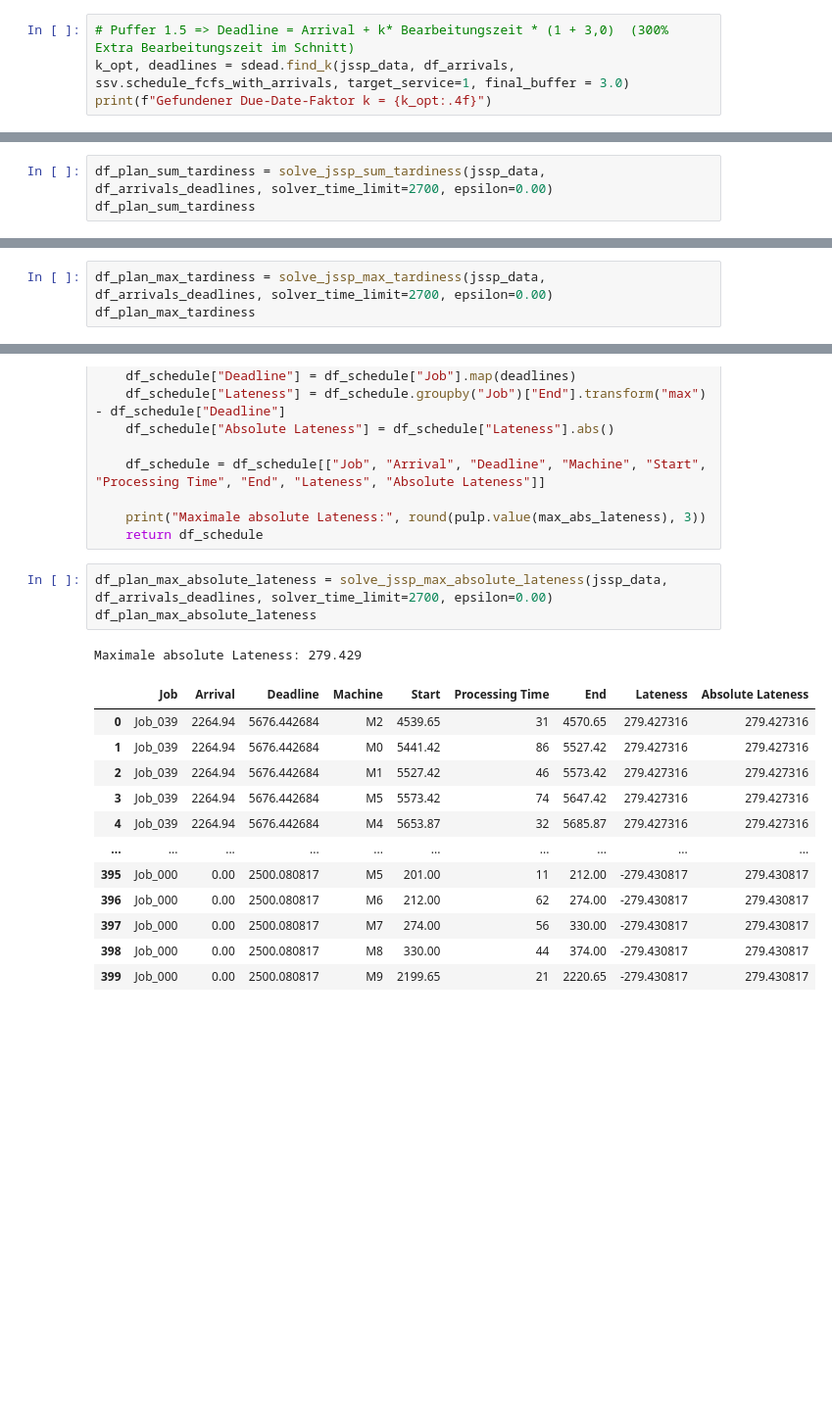
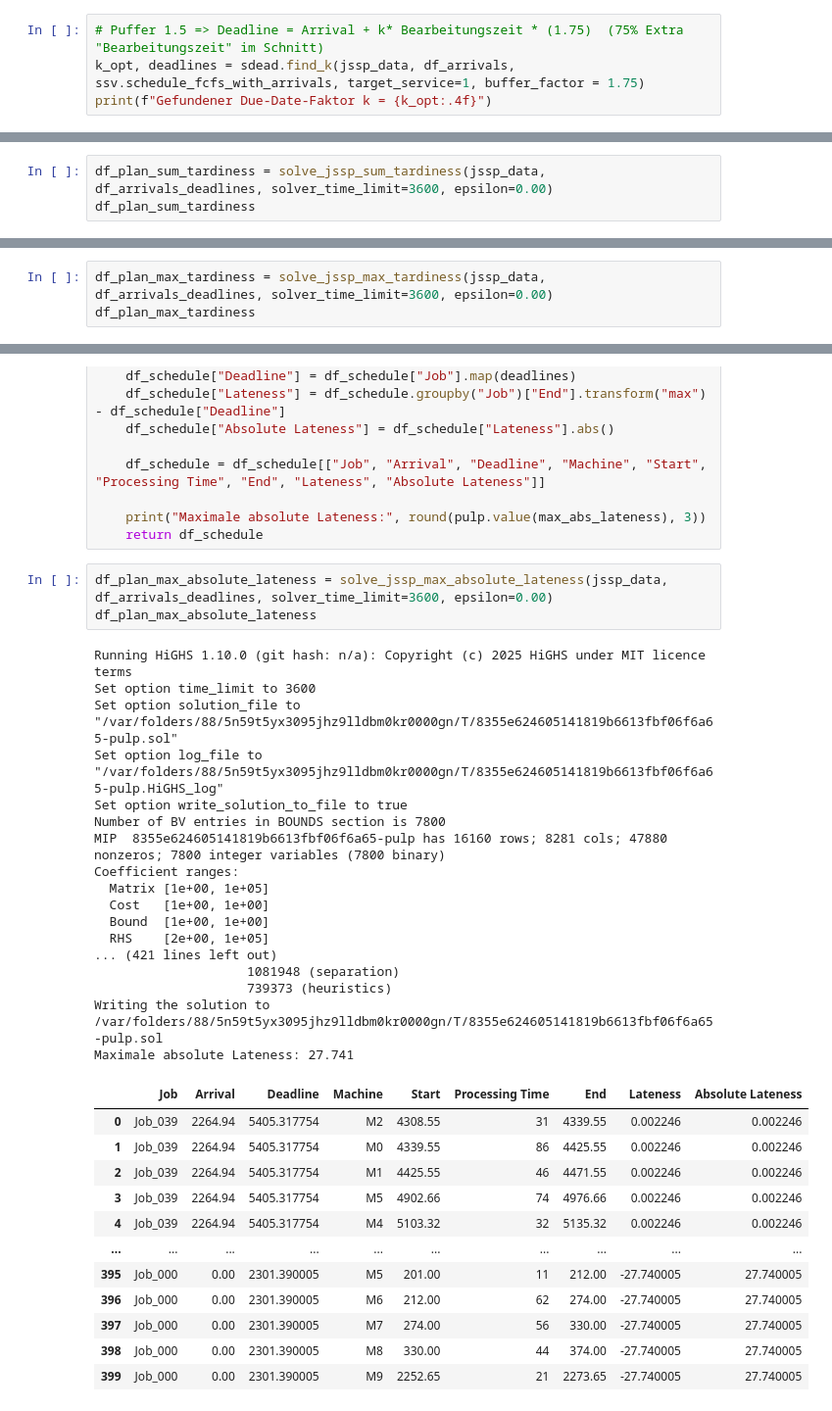
Before and after one commit to konrad-adamski/HTWD_JSSP, a Jupyter notebook: 01_Mai/07_Scheduling with Deadlines.ipynb, the cells around one changed output, grey strips where cells are left out. Shown at 98% size. Cells and saved outputs as stored; diff of their text form; blank space fills up the shorter version.

```diff
--- a/01_Mai/07_Scheduling with Deadlines.ipynb
+++ b/01_Mai/07_Scheduling with Deadlines.ipynb
@@ -111,8 +111,8 @@ df_arrivals
 | 39 | Job_039 | 2264.94 |
 40 rows × 2 columns
 # %%
-# Puffer 1.5 => Deadline = Arrival + k* Bearbeitungszeit * (1 + 3,0)  (300% Extra Bearbeitungszeit im Schnitt)
-k_opt, deadlines = sdead.find_k(jssp_data, df_arrivals, ssv.schedule_fcfs_with_arrivals, target_service=1, final_buffer = 3.0)
+# Puffer 1.5 => Deadline = Arrival + k* Bearbeitungszeit * (1.75)  (75% Extra "Bearbeitungszeit" im Schnitt)
+k_opt, deadlines = sdead.find_k(jssp_data, df_arrivals, ssv.schedule_fcfs_with_arrivals, target_service=1, buffer_factor = 1.75)
 print(f"Gefundener Due-Date-Faktor k = {k_opt:.4f}")
 # %% [output]
 Gefundener Due-Date-Faktor k = 3.3293
@@ -444,6 +374,6 @@ def solve_jssp_sum_tardiness(job_dict, df_arrivals_deadlines, solver_time_limit=
 
     return df_schedule
 # %%
-df_plan_sum_tardiness = solve_jssp_sum_tardiness(jssp_data, df_arrivals_deadlines, solver_time_limit=2700, epsilon=0.00)
+df_plan_sum_tardiness = solve_jssp_sum_tardiness(jssp_data, df_arrivals_deadlines, solver_time_limit=3600, epsilon=0.00)
 df_plan_sum_tardiness
 # %% [output]
@@ -613,6 +559,6 @@ def solve_jssp_max_tardiness(job_dict, df_arrivals_deadlines, solver_time_limit=
     print("Maximale Tardiness:", round(pulp.value(max_tardiness), 3))
     return df_schedule
 # %%
-df_plan_max_tardiness = solve_jssp_max_tardiness(jssp_data, df_arrivals_deadlines, solver_time_limit=2700, epsilon=0.00)
+df_plan_max_tardiness = solve_jssp_max_tardiness(jssp_data, df_arrivals_deadlines, solver_time_limit=3600, epsilon=0.00)
 df_plan_max_tardiness
 # %% [output]
@@ -789,22 +759,38 @@ def solve_jssp_max_absolute_lateness(job_dict, df_arrivals_deadlines, solver_tim
     print("Maximale absolute Lateness:", round(pulp.value(max_abs_lateness), 3))
     return df_schedule
 # %%
-df_plan_max_absolute_lateness = solve_jssp_max_absolute_lateness(jssp_data, df_arrivals_deadlines, solver_time_limit=2700, epsilon=0.00)
+df_plan_max_absolute_lateness = solve_jssp_max_absolute_lateness(jssp_data, df_arrivals_deadlines, solver_time_limit=3600, epsilon=0.00)
 df_plan_max_absolute_lateness
 # %% [output]
-Maximale absolute Lateness: 279.429
+Running HiGHS 1.10.0 (git hash: n/a): Copyright (c) 2025 HiGHS under MIT licence terms
+Set option time_limit to 3600
+Set option solution_file to "/var/folders/88/5n59t5yx3095jhz9lldbm0kr0000gn/T/8355e624605141819b6613fbf06f6a65-pulp.sol"
+Set option log_file to "/var/folders/88/5n59t5yx3095jhz9lldbm0kr0000gn/T/8355e624605141819b6613fbf06f6a65-pulp.HiGHS_log"
+Set option write_solution_to_file to true
+Number of BV entries in BOUNDS section is 7800
+MIP  8355e624605141819b6613fbf06f6a65-pulp has 16160 rows; 8281 cols; 47880 nonzeros; 7800 integer variables (7800 binary)
+Coefficient ranges:
+  Matrix [1e+00, 1e+05]
+  Cost   [1e+00, 1e+00]
+  Bound  [1e+00, 1e+00]
+  RHS    [2e+00, 1e+05]
+... (421 lines left out)
+                    1081948 (separation)
+                    739373 (heuristics)
+Writing the solution to /var/folders/88/5n59t5yx3095jhz9lldbm0kr0000gn/T/8355e624605141819b6613fbf06f6a65-pulp.sol
+Maximale absolute Lateness: 27.741
 |  | Job | Arrival | Deadline | Machine | Start | Processing Time | End | Lateness | Absolute Lateness |
-| 0 | Job_039 | 2264.94 | 5676.442684 | M2 | 4539.65 | 31 | 4570.65 | 279.427316 | 279.427316 |
-| 1 | Job_039 | 2264.94 | 5676.442684 | M0 | 5441.42 | 86 | 5527.42 | 279.427316 | 279.427316 |
-| 2 | Job_039 | 2264.94 | 5676.442684 | M1 | 5527.42 | 46 | 5573.42 | 279.427316 | 279.427316 |
-| 3 | Job_039 | 2264.94 | 5676.442684 | M5 | 5573.42 | 74 | 5647.42 | 279.427316 | 279.427316 |
-| 4 | Job_039 | 2264.94 | 5676.442684 | M4 | 5653.87 | 32 | 5685.87 | 279.427316 | 279.427316 |
+| 0 | Job_039 | 2264.94 | 5405.317754 | M2 | 4308.55 | 31 | 4339.55 | 0.002246 | 0.002246 |
+| 1 | Job_039 | 2264.94 | 5405.317754 | M0 | 4339.55 | 86 | 4425.55 | 0.002246 | 0.002246 |
+| 2 | Job_039 | 2264.94 | 5405.317754 | M1 | 4425.55 | 46 | 4471.55 | 0.002246 | 0.002246 |
+| 3 | Job_039 | 2264.94 | 5405.317754 | M5 | 4902.66 | 74 | 4976.66 | 0.002246 | 0.002246 |
+| 4 | Job_039 | 2264.94 | 5405.317754 | M4 | 5103.32 | 32 | 5135.32 | 0.002246 | 0.002246 |
 | ... | ... | ... | ... | ... | ... | ... | ... | ... | ... |
-| 395 | Job_000 | 0.00 | 2500.080817 | M5 | 201.00 | 11 | 212.00 | -279.430817 | 279.430817 |
-| 396 | Job_000 | 0.00 | 2500.080817 | M6 | 212.00 | 62 | 274.00 | -279.430817 | 279.430817 |
-| 397 | Job_000 | 0.00 | 2500.080817 | M7 | 274.00 | 56 | 330.00 | -279.430817 | 279.430817 |
-| 398 | Job_000 | 0.00 | 2500.080817 | M8 | 330.00 | 44 | 374.00 | -279.430817 | 279.430817 |
-| 399 | Job_000 | 0.00 | 2500.080817 | M9 | 2199.65 | 21 | 2220.65 | -279.430817 | 279.430817 |
+| 395 | Job_000 | 0.00 | 2301.390005 | M5 | 201.00 | 11 | 212.00 | -27.740005 | 27.740005 |
+| 396 | Job_000 | 0.00 | 2301.390005 | M6 | 212.00 | 62 | 274.00 | -27.740005 | 27.740005 |
+| 397 | Job_000 | 0.00 | 2301.390005 | M7 | 274.00 | 56 | 330.00 | -27.740005 | 27.740005 |
+| 398 | Job_000 | 0.00 | 2301.390005 | M8 | 330.00 | 44 | 374.00 | -27.740005 | 27.740005 |
+| 399 | Job_000 | 0.00 | 2301.390005 | M9 | 2252.65 | 21 | 2273.65 | -27.740005 | 27.740005 |
 400 rows × 9 columns
 # %%
 count_column_grouped(df_plan_max_absolute_lateness, 'Absolute Lateness')
```
Also changed, not shown: parts of 18 cells of this notebook, 2 other files.
